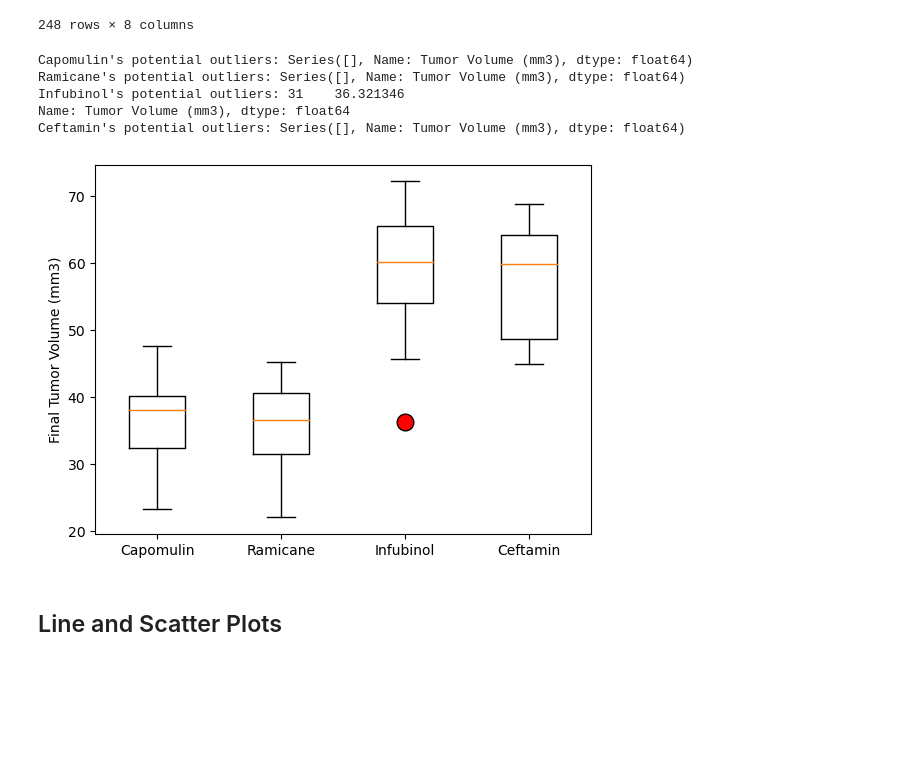
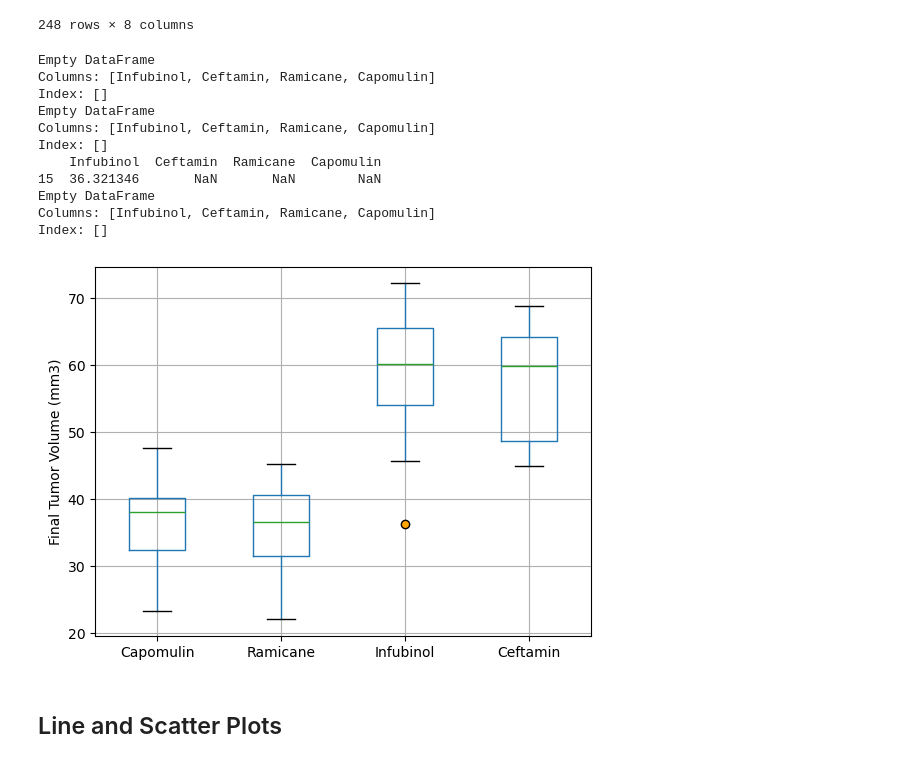
Before and after one commit to dsfackrell/Module5Challenge, a Jupyter notebook: Pymaceuticals/pymaceuticals.ipynb, the cells around one changed output. Drawn from its saved outputs; the diff is of its cells as text; code cells hidden in the pictures; blank space fills up the shorter version.

Commit message:
Quartiles, Outliers and Boxplots

```diff
--- a/Pymaceuticals/pymaceuticals.ipynb
+++ b/Pymaceuticals/pymaceuticals.ipynb
@@ -205,28 +205,46 @@ last_timepoint_df
 treatment_names = ['Capomulin', 'Ramicane', 'Infubinol', 'Ceftamin']
 
 # Create empty list to fill with tumor vol data (for plotting)
-tumor_vol_data = pd.series()
+tumor_vol_data = []
 
+for x in last_timepoint_df.index:
+    # Locate the rows which contain mice on each drug and get the tumor volumes
+    for t in treatment_names :
+        if last_timepoint_df['Drug Regimen'][x] == t :
+            tumor_vol_data.append({last_timepoint_df['Drug Regimen'][x] : last_timepoint_df['Tumor Volume (mm3)'][x]})
+
+tumor_vol_data_df = pd.DataFrame(tumor_vol_data)
 # Calculate the IQR and quantitatively determine if there are any potential outliers.
+# add subset
+# Determine outliers using upper and lower bounds
 
+for y in treatment_names :
+    quartiles = tumor_vol_data_df[y].quantile([.25,.5,.75])
+    lowerq = quartiles[0.25]
+    upperq = quartiles[0.75]
+    iqr = upperq-lowerq
 
-    # Locate the rows which contain mice on each drug and get the tumor volumes
-
-
-    # add subset
-
-
-    # Determine outliers using upper and lower bounds
+    lower_bound = lowerq - (1.5*iqr)
+    upper_bound = upperq + (1.5*iqr)
+    outliers = tumor_vol_data_df.loc[(tumor_vol_data_df[y] < lower_bound) | (tumor_vol_data_df[y] > upper_bound)]
+    print(outliers)
 # %% [output]
-Capomulin's potential outliers: Series([], Name: Tumor Volume (mm3), dtype: float64)
-Ramicane's potential outliers: Series([], Name: Tumor Volume (mm3), dtype: float64)
-Infubinol's potential outliers: 31    36.321346
-Name: Tumor Volume (mm3), dtype: float64
-Ceftamin's potential outliers: Series([], Name: Tumor Volume (mm3), dtype: float64)
+Empty DataFrame
+Columns: [Infubinol, Ceftamin, Ramicane, Capomulin]
+Index: []
+Empty DataFrame
+Columns: [Infubinol, Ceftamin, Ramicane, Capomulin]
+Index: []
+    Infubinol  Ceftamin  Ramicane  Capomulin
+15  36.321346       NaN       NaN        NaN
+Empty DataFrame
+Columns: [Infubinol, Ceftamin, Ramicane, Capomulin]
+Index: []
 # %%
 # Generate a box plot that shows the distrubution of the tumor volume for each treatment group.
+boxplot = tumor_vol_data_df.boxplot(column=treatment_names, ylabel = 'Final Tumor Volume (mm3)', flierprops= {'markerfacecolor' : 'orange'})
 # %% [output]
-[figure, old version]
+[figure, new version]
 # %% [markdown]
 ## Line and Scatter Plots
 # %%
```
